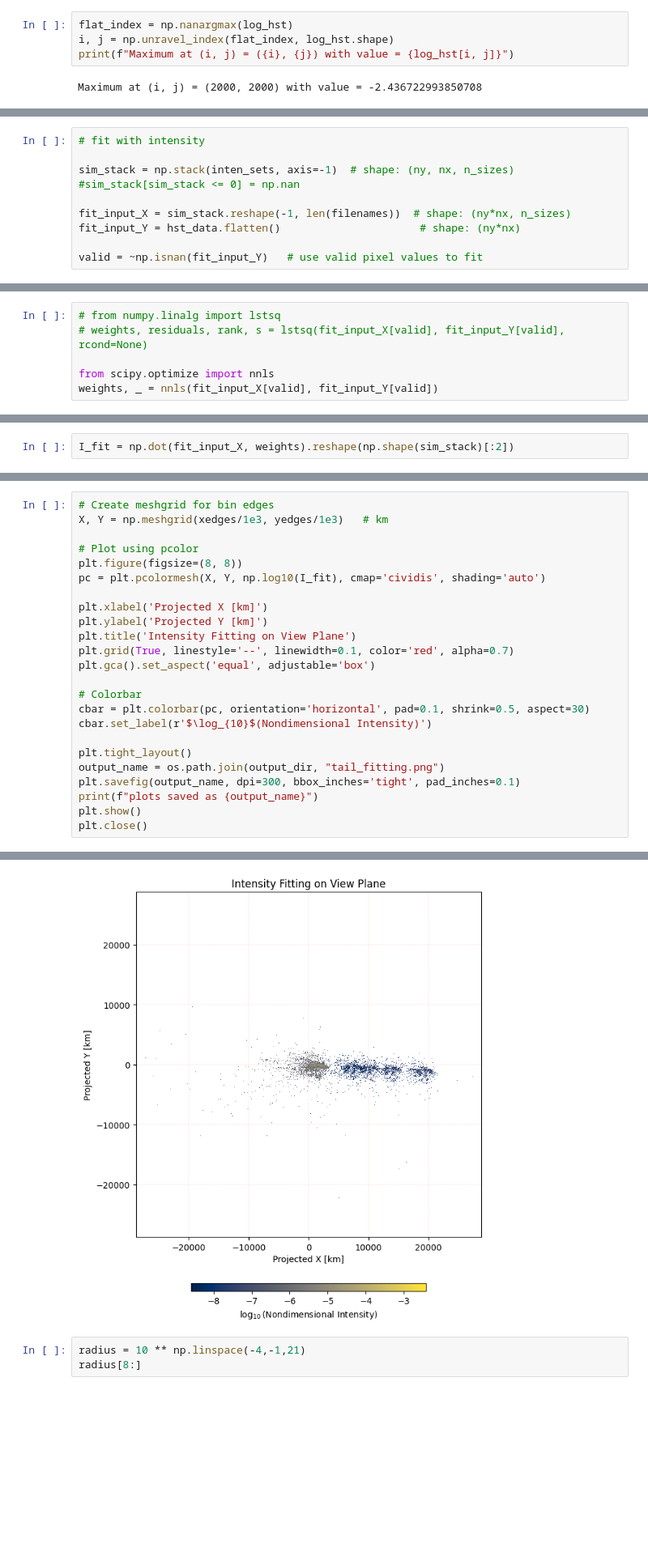
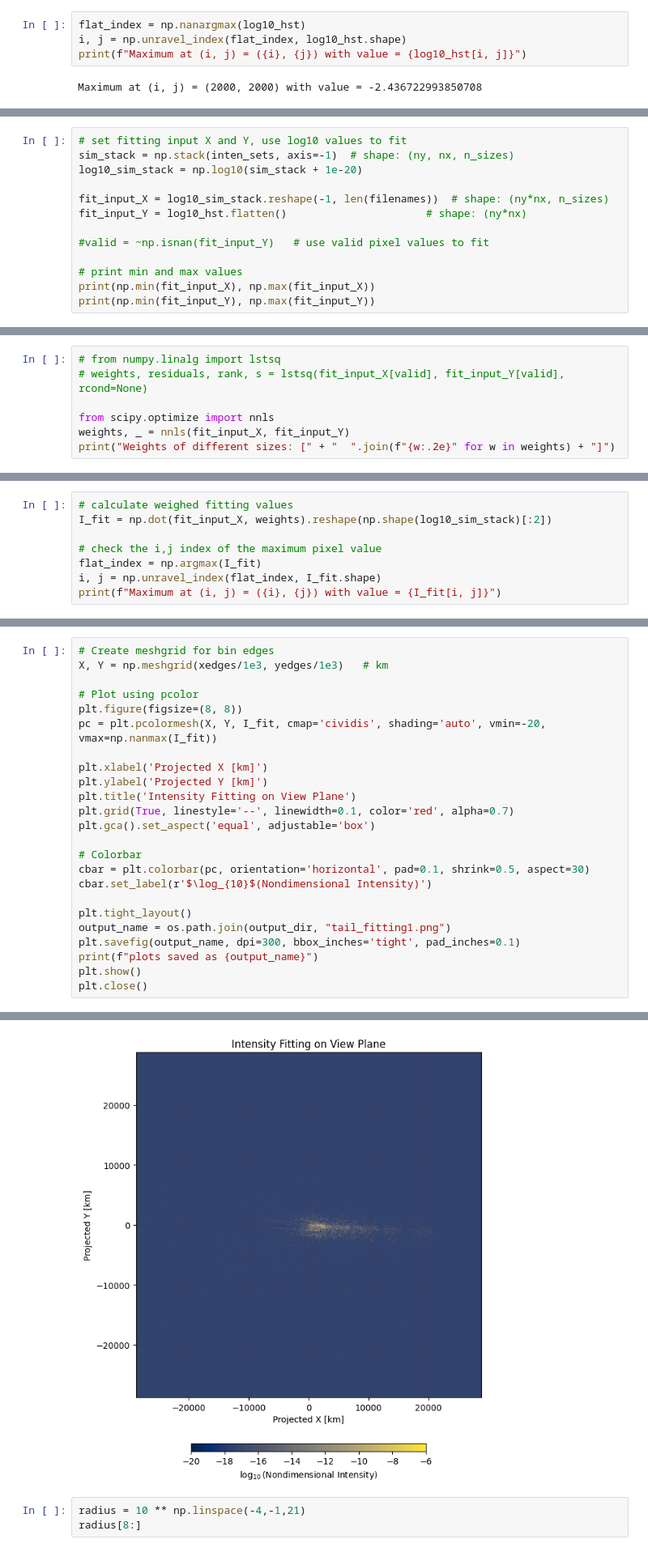
Before and after one commit to gitlinffff/rebound, a Jupyter notebook: analysis/hst_imageprocess/hst_fitting.ipynb, the cells around one changed output, grey strips where cells are left out. Shown at 81% size. Cells and saved outputs as stored; diff of their text form; blank space fills up the shorter version.

Commit message:
fit with hst observation using logarithm of intensity

```diff
--- a/analysis/hst_imageprocess/hst_fitting.ipynb
+++ b/analysis/hst_imageprocess/hst_fitting.ipynb
@@ -67,6 +106,6 @@ plt.close()
 # %%
-flat_index = np.nanargmax(log_hst)
-i, j = np.unravel_index(flat_index, log_hst.shape)
-print(f"Maximum at (i, j) = ({i}, {j}) with value = {log_hst[i, j]}")
+flat_index = np.nanargmax(log10_hst)
+i, j = np.unravel_index(flat_index, log10_hst.shape)
+print(f"Maximum at (i, j) = ({i}, {j}) with value = {log10_hst[i, j]}")
 # %% [output]
 Maximum at (i, j) = (2000, 2000) with value = -2.436722993850708
@@ -196,12 +235,15 @@ for file in filenames:
 
     inten_sets.append(px_inten)
 # %%
-# fit with intensity
+# set fitting input X and Y, use log10 values to fit
+sim_stack = np.stack(inten_sets, axis=-1)  # shape: (ny, nx, n_sizes)
+log10_sim_stack = np.log10(sim_stack + 1e-20)
 
-sim_stack = np.stack(inten_sets, axis=-1)  # shape: (ny, nx, n_sizes)
-#sim_stack[sim_stack <= 0] = np.nan
+fit_input_X = log10_sim_stack.reshape(-1, len(filenames))  # shape: (ny*nx, n_sizes)
+fit_input_Y = log10_hst.flatten()                      # shape: (ny*nx)
 
-fit_input_X = sim_stack.reshape(-1, len(filenames))  # shape: (ny*nx, n_sizes)
-fit_input_Y = hst_data.flatten()                      # shape: (ny*nx)
+#valid = ~np.isnan(fit_input_Y)   # use valid pixel values to fit
 
-valid = ~np.isnan(fit_input_Y)   # use valid pixel values to fit
+# print min and max values
+print(np.min(fit_input_X), np.max(fit_input_X))
+print(np.min(fit_input_Y), np.max(fit_input_Y))
@@ -213,4 +255,5 @@ valid = ~np.isnan(fit_input_Y)   # use valid pixel values to fit
 # weights, residuals, rank, s = lstsq(fit_input_X[valid], fit_input_Y[valid], rcond=None)
 
 from scipy.optimize import nnls
-weights, _ = nnls(fit_input_X[valid], fit_input_Y[valid])
+weights, _ = nnls(fit_input_X, fit_input_Y)
+print("Weights of different sizes: [" + "  ".join(f"{w:.2e}" for w in weights) + "]")
@@ -221,2 +260,8 @@ Weights of different sizes: [2.08e-03  9.88e-04  4.17e-04  3.65e-05  0.00e+00  0
 # %%
-I_fit = np.dot(fit_input_X, weights).reshape(np.shape(sim_stack)[:2])
+# calculate weighed fitting values
+I_fit = np.dot(fit_input_X, weights).reshape(np.shape(log10_sim_stack)[:2])
+
+# check the i,j index of the maximum pixel value
+flat_index = np.argmax(I_fit)
+i, j = np.unravel_index(flat_index, I_fit.shape)
+print(f"Maximum at (i, j) = ({i}, {j}) with value = {I_fit[i, j]}")
@@ -233,7 +315,7 @@ X, Y = np.meshgrid(xedges/1e3, yedges/1e3)   # km
 
 # Plot using pcolor
 plt.figure(figsize=(8, 8))
-pc = plt.pcolormesh(X, Y, np.log10(I_fit), cmap='cividis', shading='auto')
+pc = plt.pcolormesh(X, Y, I_fit, cmap='cividis', shading='auto', vmin=-20, vmax=np.nanmax(I_fit))
 
 plt.xlabel('Projected X [km]')
 plt.ylabel('Projected Y [km]')
@@ -246,7 +328,7 @@ cbar = plt.colorbar(pc, orientation='horizontal', pad=0.1, shrink=0.5, aspect=30
 cbar.set_label(r'$\log_{10}$(Nondimensional Intensity)')
 
 plt.tight_layout()
-output_name = os.path.join(output_dir, "tail_fitting.png")
+output_name = os.path.join(output_dir, "tail_fitting1.png")
 plt.savefig(output_name, dpi=300, bbox_inches='tight', pad_inches=0.1)
 print(f"plots saved as {output_name}")
 plt.show()
@@ -255,4 +338,4 @@ plt.close()
-[figure, old version]
+[figure, new version]
 # %%
 radius = 10 ** np.linspace(-4,-1,21)
 radius[8:]
```
Also changed, not shown: parts of 19 cells of this notebook.
